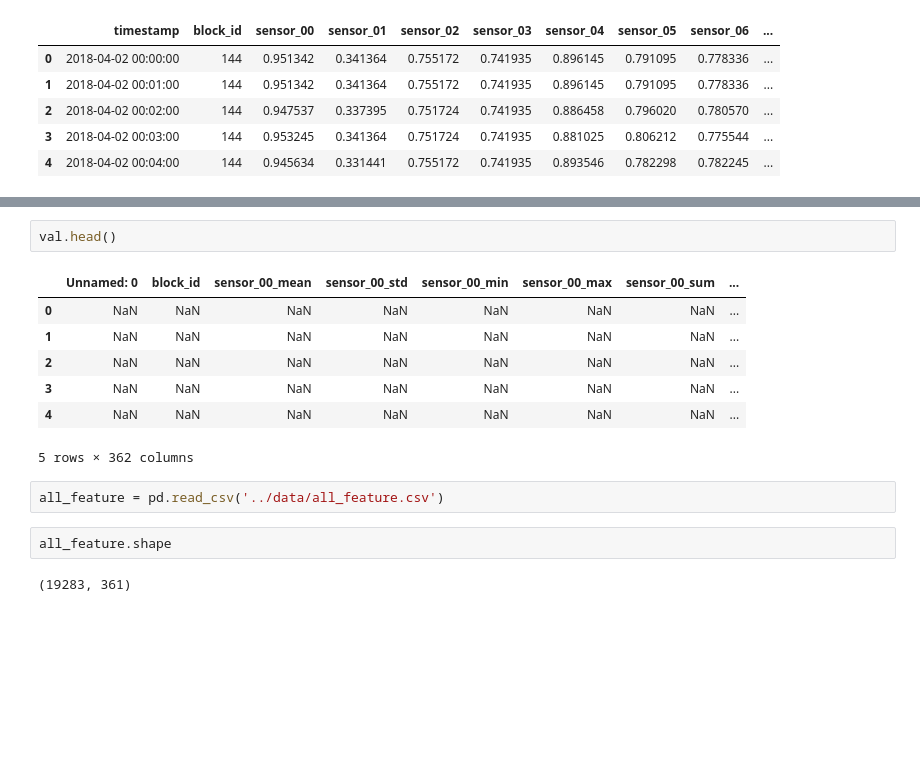
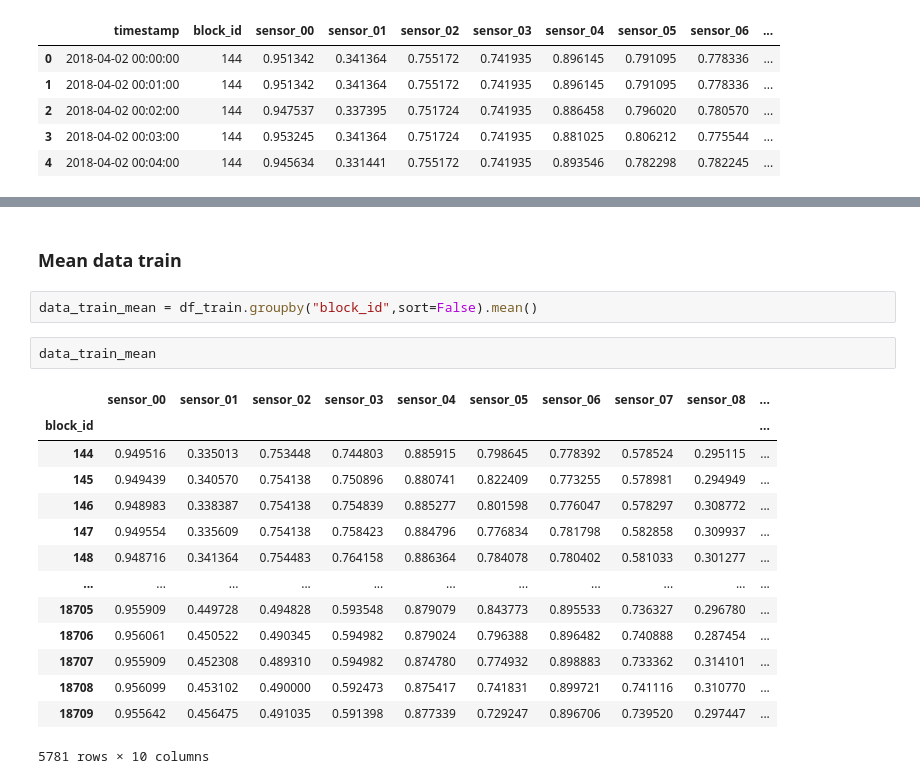
Before and after one commit to ngodoannghia/daicc, a Jupyter notebook: normalize_data.ipynb, the cells around one changed output, grey strips where cells are left out. Cells and saved outputs as stored; diff of their text form; blank space fills up the shorter version.

```diff
--- a/normalize_data.ipynb
+++ b/normalize_data.ipynb
@@ -123,16 +120,21 @@ val = pd.read_csv('../data/val/val.csv')
-# %%
-val.head()
-# %% [output]
-|  | Unnamed: 0 | block_id | sensor_00_mean | sensor_00_std | sensor_00_min | sensor_00_max | sensor_00_sum | ... |
-| 0 | NaN | NaN | NaN | NaN | NaN | NaN | NaN | ... |
-| 1 | NaN | NaN | NaN | NaN | NaN | NaN | NaN | ... |
-| 2 | NaN | NaN | NaN | NaN | NaN | NaN | NaN | ... |
-| 3 | NaN | NaN | NaN | NaN | NaN | NaN | NaN | ... |
-| 4 | NaN | NaN | NaN | NaN | NaN | NaN | NaN | ... |
-5 rows × 362 columns
-# %%
-all_feature = pd.read_csv('../data/all_feature.csv')
-# %%
-all_feature.shape
-# %% [output]
-(19283, 361)
+# %% [markdown]
+### Mean data train
+# %%
+data_train_mean = df_train.groupby("block_id",sort=False).mean()
+# %%
+data_train_mean
+# %% [output]
+|  | sensor_00 | sensor_01 | sensor_02 | sensor_03 | sensor_04 | sensor_05 | sensor_06 | sensor_07 | sensor_08 | ... |
+| block_id |  |  |  |  |  |  |  |  |  | ... |
+| 144 | 0.949516 | 0.335013 | 0.753448 | 0.744803 | 0.885915 | 0.798645 | 0.778392 | 0.578524 | 0.295115 | ... |
+| 145 | 0.949439 | 0.340570 | 0.754138 | 0.750896 | 0.880741 | 0.822409 | 0.773255 | 0.578981 | 0.294949 | ... |
+| 146 | 0.948983 | 0.338387 | 0.754138 | 0.754839 | 0.885277 | 0.801598 | 0.776047 | 0.578297 | 0.308772 | ... |
+| 147 | 0.949554 | 0.335609 | 0.754138 | 0.758423 | 0.884796 | 0.776834 | 0.781798 | 0.582858 | 0.309937 | ... |
+| 148 | 0.948716 | 0.341364 | 0.754483 | 0.764158 | 0.886364 | 0.784078 | 0.780402 | 0.581033 | 0.301277 | ... |
+| ... | ... | ... | ... | ... | ... | ... | ... | ... | ... | ... |
+| 18705 | 0.955909 | 0.449728 | 0.494828 | 0.593548 | 0.879079 | 0.843773 | 0.895533 | 0.736327 | 0.296780 | ... |
+| 18706 | 0.956061 | 0.450522 | 0.490345 | 0.594982 | 0.879024 | 0.796388 | 0.896482 | 0.740888 | 0.287454 | ... |
+| 18707 | 0.955909 | 0.452308 | 0.489310 | 0.594982 | 0.874780 | 0.774932 | 0.898883 | 0.733362 | 0.314101 | ... |
+| 18708 | 0.956099 | 0.453102 | 0.490000 | 0.592473 | 0.875417 | 0.741831 | 0.899721 | 0.741116 | 0.310770 | ... |
+| 18709 | 0.955642 | 0.456475 | 0.491035 | 0.591398 | 0.877339 | 0.729247 | 0.896706 | 0.739520 | 0.297447 | ... |
+5781 rows × 10 columns
```
Also changed, not shown: parts of 49 cells of this notebook, 42 other files.
